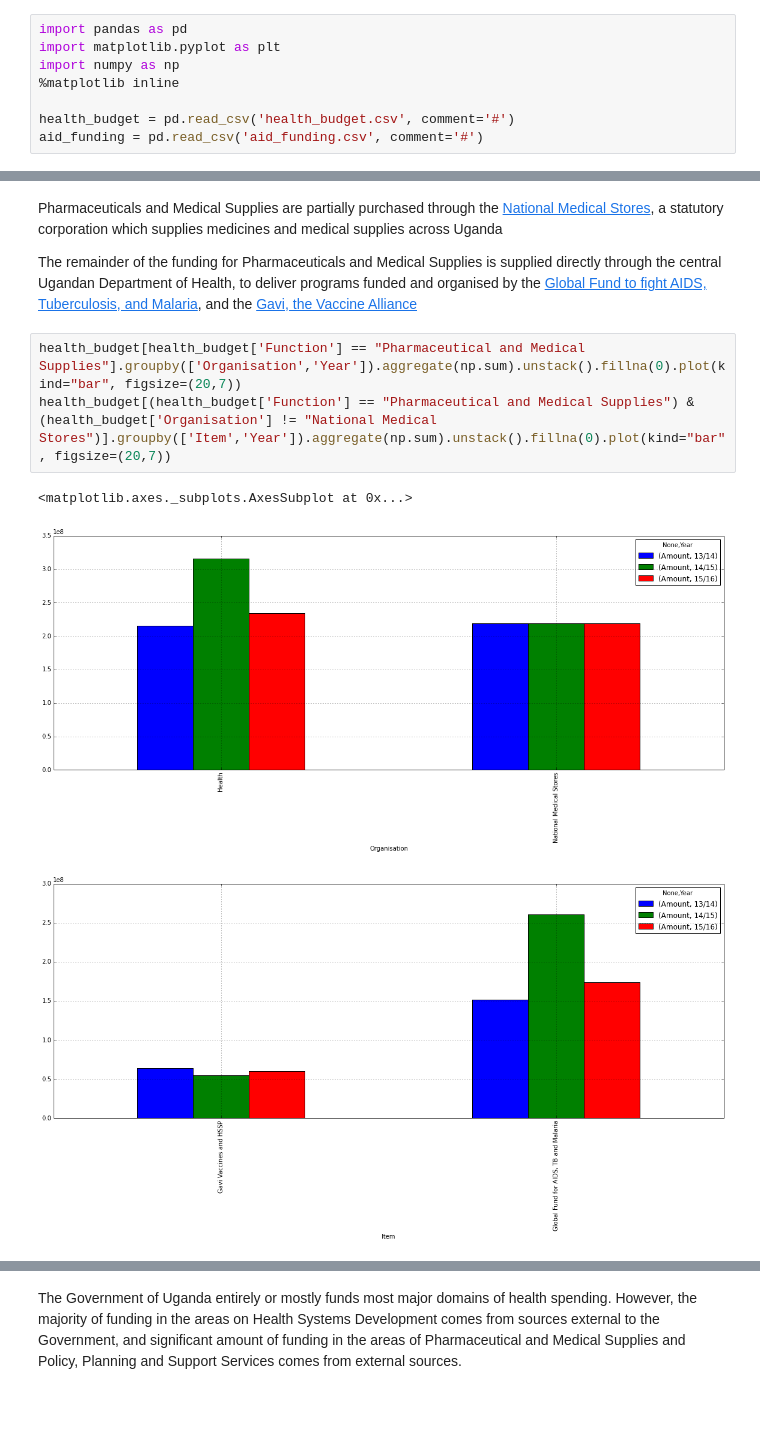
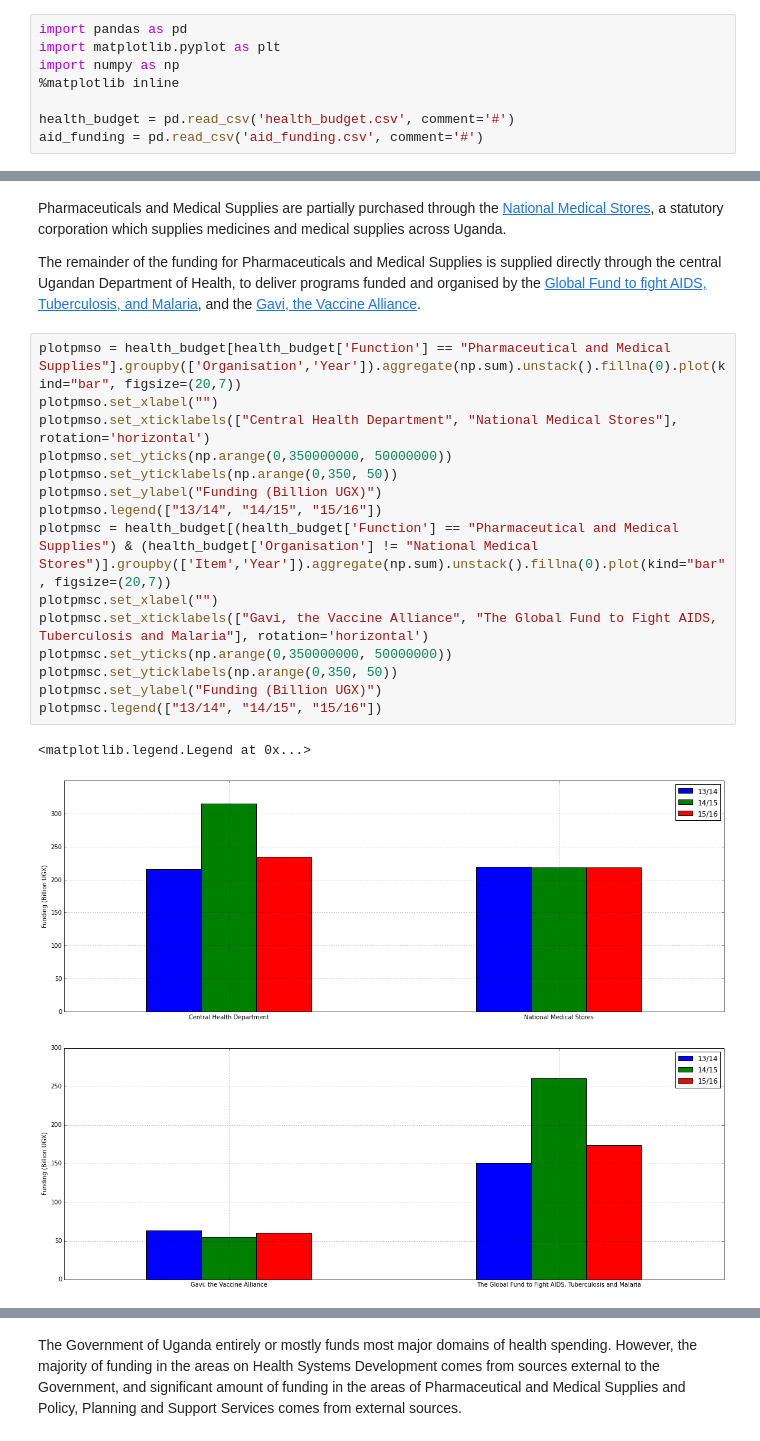
Before and after one commit to forsakendaemon/uganda, a Jupyter notebook: Uganda Health Financing.ipynb, the cells around one changed output, grey strips where cells are left out. Drawn from its saved outputs; the diff is of its cells as text; blank space fills up the shorter version.

```diff
--- a/Uganda Health Financing.ipynb
+++ b/Uganda Health Financing.ipynb
@@ -45,11 +71,23 @@ plot15.legend(["External", "Internal"])
 # %% [markdown]
-Pharmaceuticals and Medical Supplies are partially purchased through the [National Medical Stores](http://www.nms.go.ug), a statutory corporation which supplies medicines and medical supplies across Uganda
+Pharmaceuticals and Medical Supplies are partially purchased through the [National Medical Stores](http://www.nms.go.ug), a statutory corporation which supplies medicines and medical supplies across Uganda.
 
-The remainder of the funding for Pharmaceuticals and Medical Supplies is supplied directly through the central Ugandan Department of Health, to deliver programs funded and organised by the [Global Fund to fight AIDS, Tuberculosis, and Malaria](http://www.theglobalfund.org), and the [Gavi, the Vaccine Alliance](http://www.gavi.org)
+The remainder of the funding for Pharmaceuticals and Medical Supplies is supplied directly through the central Ugandan Department of Health, to deliver programs funded and organised by the [Global Fund to fight AIDS, Tuberculosis, and Malaria](http://www.theglobalfund.org), and the [Gavi, the Vaccine Alliance](http://www.gavi.org).
 # %%
-health_budget[health_budget['Function'] == "Pharmaceutical and Medical Supplies"].groupby(['Organisation','Year']).aggregate(np.sum).unstack().fillna(0).plot(kind="bar", figsize=(20,7))
-health_budget[(health_budget['Function'] == "Pharmaceutical and Medical Supplies") & (health_budget['Organisation'] != "National Medical Stores")].groupby(['Item','Year']).aggregate(np.sum).unstack().fillna(0).plot(kind="bar", figsize=(20,7))
+plotpmso = health_budget[health_budget['Function'] == "Pharmaceutical and Medical Supplies"].groupby(['Organisation','Year']).aggregate(np.sum).unstack().fillna(0).plot(kind="bar", figsize=(20,7))
+plotpmso.set_xlabel("")
+plotpmso.set_xticklabels(["Central Health Department", "National Medical Stores"], rotation='horizontal')
+plotpmso.set_yticks(np.arange(0,350000000, 50000000))
+plotpmso.set_yticklabels(np.arange(0,350, 50))
+plotpmso.set_ylabel("Funding (Billion UGX)")
+plotpmso.legend(["13/14", "14/15", "15/16"])
+plotpmsc = health_budget[(health_budget['Function'] == "Pharmaceutical and Medical Supplies") & (health_budget['Organisation'] != "National Medical Stores")].groupby(['Item','Year']).aggregate(np.sum).unstack().fillna(0).plot(kind="bar", figsize=(20,7))
+plotpmsc.set_xlabel("")
+plotpmsc.set_xticklabels(["Gavi, the Vaccine Alliance", "The Global Fund to Fight AIDS, Tuberculosis and Malaria"], rotation='horizontal')
+plotpmsc.set_yticks(np.arange(0,350000000, 50000000))
+plotpmsc.set_yticklabels(np.arange(0,350, 50))
+plotpmsc.set_ylabel("Funding (Billion UGX)")
+plotpmsc.legend(["13/14", "14/15", "15/16"])
 # %% [output]
-<matplotlib.axes._subplots.AxesSubplot at 0x...>
+<matplotlib.legend.Legend at 0x...>
-[figure, old version]
+[figure, new version]
-[figure, old version]
+[figure, new version]
```
Also changed, not shown: parts of 8 cells of this notebook.
